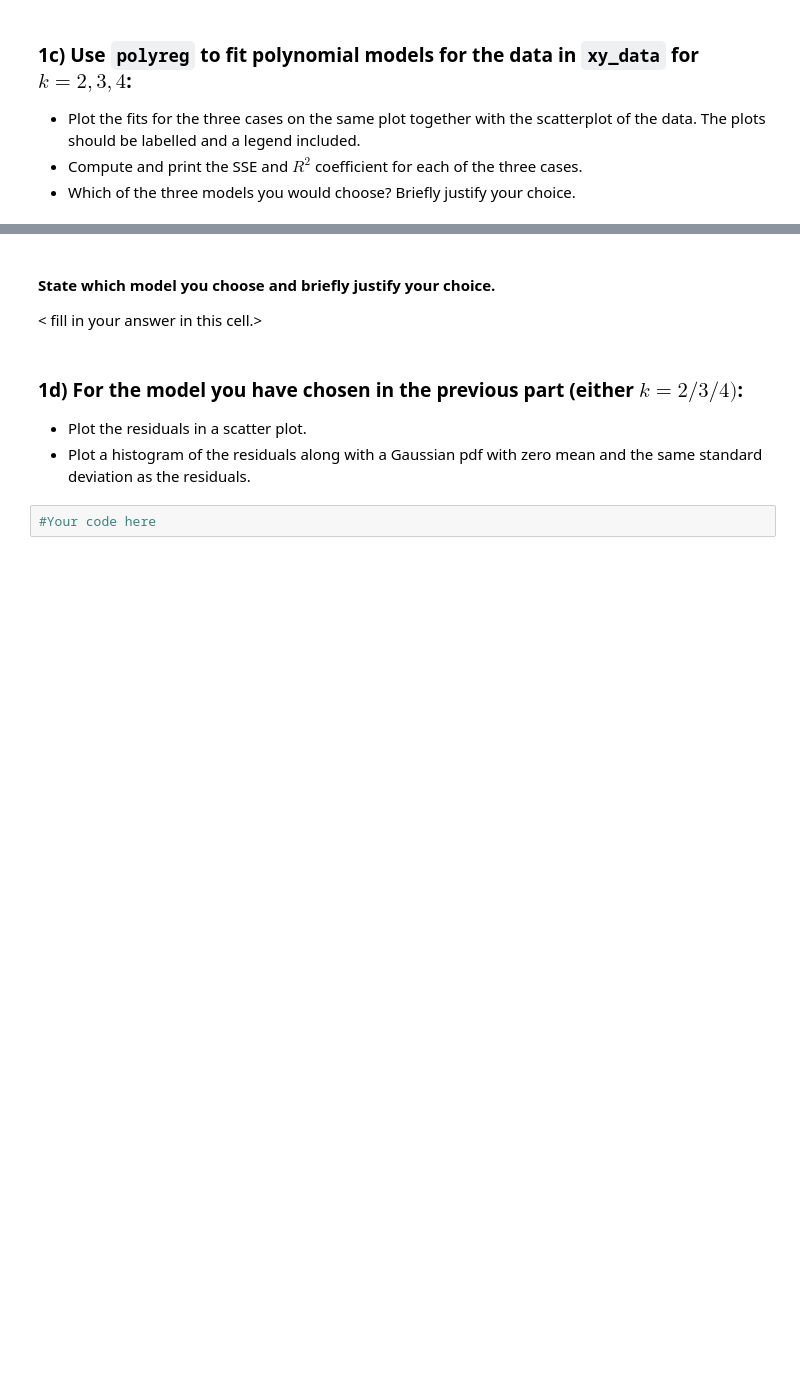
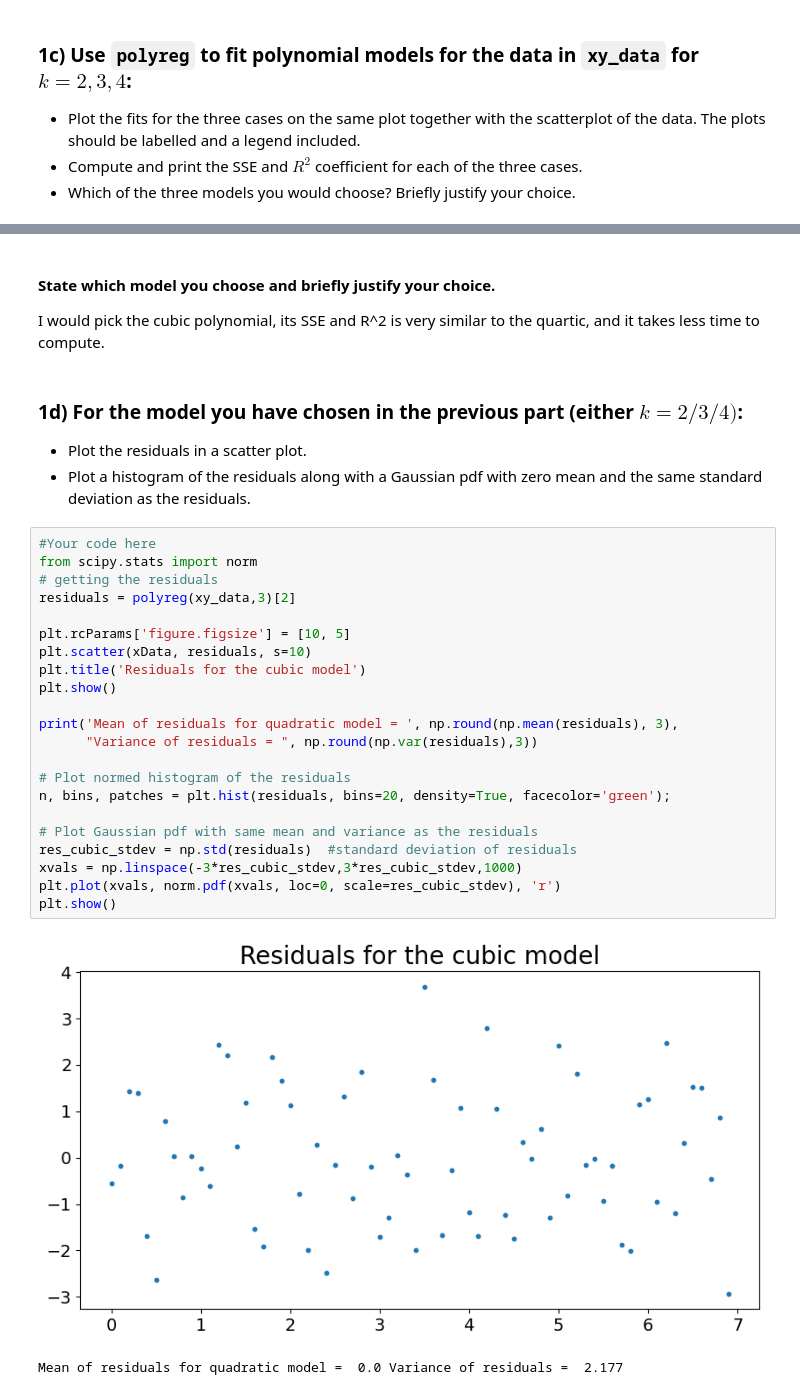
Before and after one commit to Ben-Fenocchi/Data-science-coursework, a Jupyter notebook: Exercises/01 Exercise Notebook 1.ipynb, the cells around one changed output, grey strips where cells are left out. Drawn from its saved outputs; the diff is of its cells as text; blank space fills up the shorter version.

```diff
--- a/Exercises/01 Exercise Notebook 1.ipynb
+++ b/Exercises/01 Exercise Notebook 1.ipynb
@@ -169,12 +179,35 @@ plt.show()
-# %% [markdown]
- #### State which model you choose and briefly justify your choice.
-
-
- < fill in your answer in this cell.>
+# %% [markdown]
+ #### State which model you choose and briefly justify your choice.
+
+
+I would pick the cubic polynomial, its SSE and R^2 is very similar to the quartic, and it takes less time to compute.
 # %% [markdown]
 ### 1d)  For the model you have chosen in the previous part (either $k=2/3/4)$:
 
 - Plot the residuals in a scatter plot.
 - Plot a histogram of the residuals along with a Gaussian pdf with zero mean and the same standard deviation as the residuals.
-# %%
-#Your code here
+# %%
+#Your code here
+from scipy.stats import norm
+# getting the residuals
+residuals = polyreg(xy_data,3)[2]
+
+plt.rcParams['figure.figsize'] = [10, 5]
+plt.scatter(xData, residuals, s=10)
+plt.title('Residuals for the cubic model')
+plt.show()
+
+print('Mean of residuals for quadratic model = ', np.round(np.mean(residuals), 3),
+      "Variance of residuals = ", np.round(np.var(residuals),3))
+
+# Plot normed histogram of the residuals
+n, bins, patches = plt.hist(residuals, bins=20, density=True, facecolor='green');
+
+# Plot Gaussian pdf with same mean and variance as the residuals
+res_cubic_stdev = np.std(residuals)  #standard deviation of residuals
+xvals = np.linspace(-3*res_cubic_stdev,3*res_cubic_stdev,1000)
+plt.plot(xvals, norm.pdf(xvals, loc=0, scale=res_cubic_stdev), 'r')
+plt.show()
+# %% [output]
+[figure, added]
+Mean of residuals for quadratic model =  0.0 Variance of residuals =  2.177
```
Also changed, not shown: parts of 2 cells of this notebook.
